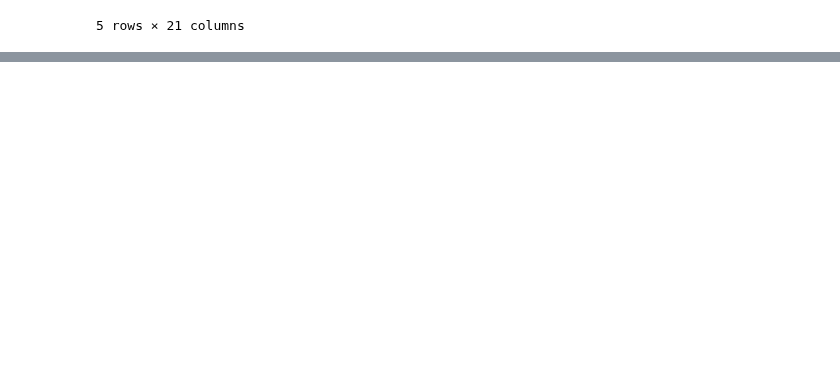
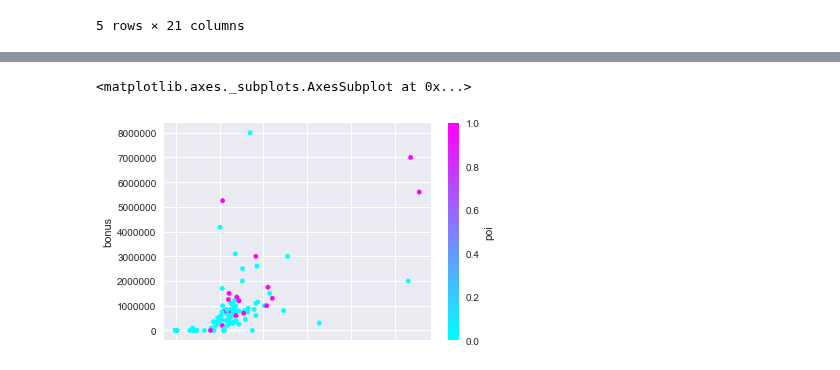
Before and after one commit to nmeliasp/MachineLearning-FinalProject, a Jupyter notebook: Machine Learning Final Project.ipynb, the cells around one changed output, grey strips where cells are left out. Saved outputs shown, nothing was run; the diff lists cells and outputs as text; code cells hidden in the pictures; blank space fills up the shorter version.

```diff
--- a/Machine Learning Final Project.ipynb
+++ b/Machine Learning Final Project.ipynb
@@ -81,0 +132,5 @@ df_calculations.head()
+# %%
+poi_financial_df.plot(kind = 'scatter', x = 'salary', y = 'bonus', c ='poi', cmap = 'cool')
+# %% [output]
+<matplotlib.axes._subplots.AxesSubplot at 0x...>
+[figure, added]
```
Also changed, not shown: parts of 11 cells of this notebook.
